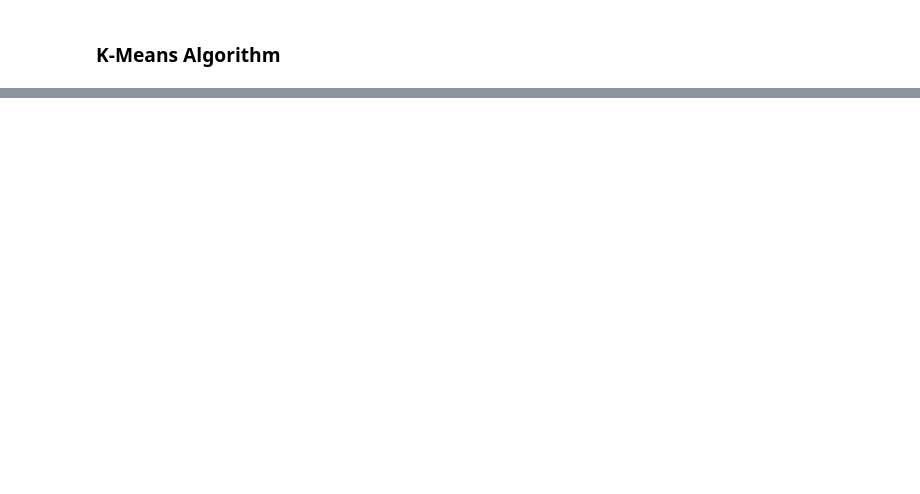
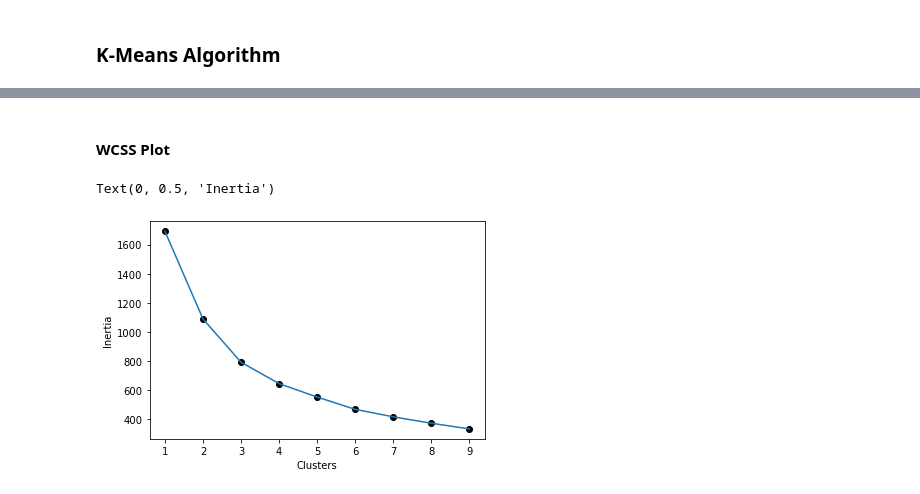
Before and after one commit to ljang0/15-388, a Jupyter notebook: 15-388 Tutorial.ipynb, the cells around one changed output, grey strips where cells are left out. Drawn from its saved outputs; the diff is of its cells as text; code cells hidden in the pictures; blank space fills up the shorter version.

```diff
--- a/15-388 Tutorial.ipynb
+++ b/15-388 Tutorial.ipynb
@@ -104,0 +136,4 @@ Now that we have our desired dataset, we proceed with our K-Means clustering alg
+# %%
+pca = PCA()
+analyzed = pca.fit(standardized)
+componentPCA = pca.fit_transform(standardized)
@@ -229,15 +177,0 @@ plt.plot(xTeam, cumsumsTeam)
-# %%
-newPCATeam = PCA(n_components = componentsTeam)
-newPCATeam.fit(standardizedTeam)
-
-transformPCATeam = newPCATeam.transform(standardizedTeam)
-inertiaTeam = []
-for i in range(1, 6):
-    kmeansTeam = KMeans(n_clusters= i)
-    kmeansTeam.fit(transformPCATeam)
-    inertiaTeam += [kmeansTeam.inertia_]
-xTeam = []
-for i in range(len(inertiaTeam)):
-    xTeam.append(i)
-plt.plot(xTeam, inertiaTeam, 'o', color='black')
-plt.plot(xTeam, inertiaTeam)
@@ -275,0 +192,30 @@ print(sortedFinal[sortedFinal["cluster"] == 0])
+# %%
+inertia = []
+silScores = []
+#tests intertia for different cluster values
+for i in range(1, 10):
+    kmeans = KMeans(n_clusters = i)
+    kmeans.fit(componentPCA[:, :components])
+    inertia += [kmeans.inertia_]
+#finds silhouette score for different cluster values
+for i in range(2, 11):
+    kmeans = KMeans(n_clusters = i)
+    kmeans.fit(componentPCA[:, :components])
+    kSilScore = silhouette_score(componentPCA[:, :components], kmeans.labels_, metric = 'euclidean')
+    silScores += [kSilScore]
+x = []
+for i in range(1 ,10):
+    x.append(i)
+clusterScores = []
+for i in range(2,11):
+    clusterScores += [i]
+# %% [markdown]
+#### WCSS Plot
+# %%
+plt.plot(x, inertia, 'o', color='black')
+plt.plot(x, inertia)
+plt.xlabel("Clusters")
+plt.ylabel("Inertia")
+# %% [output]
+Text(0, 0.5, 'Inertia')
+[figure, added]
```
Also changed, not shown: parts of 79 cells of this notebook.
